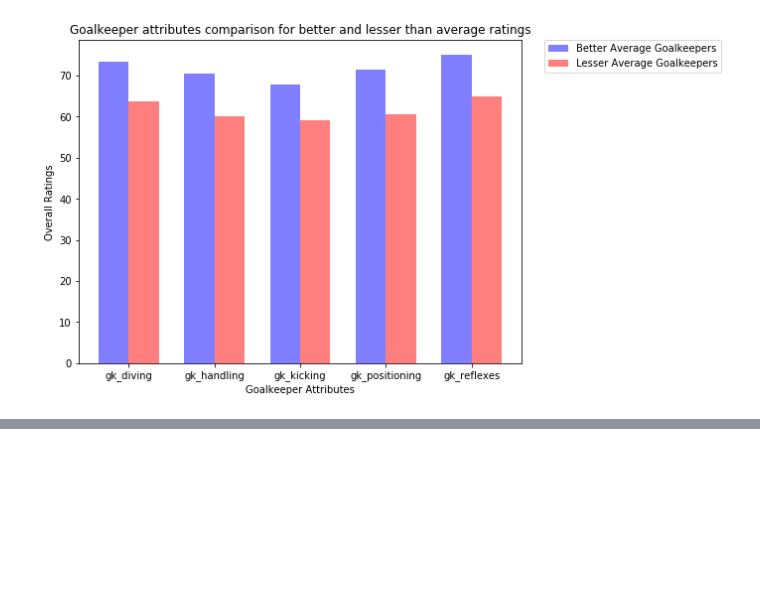
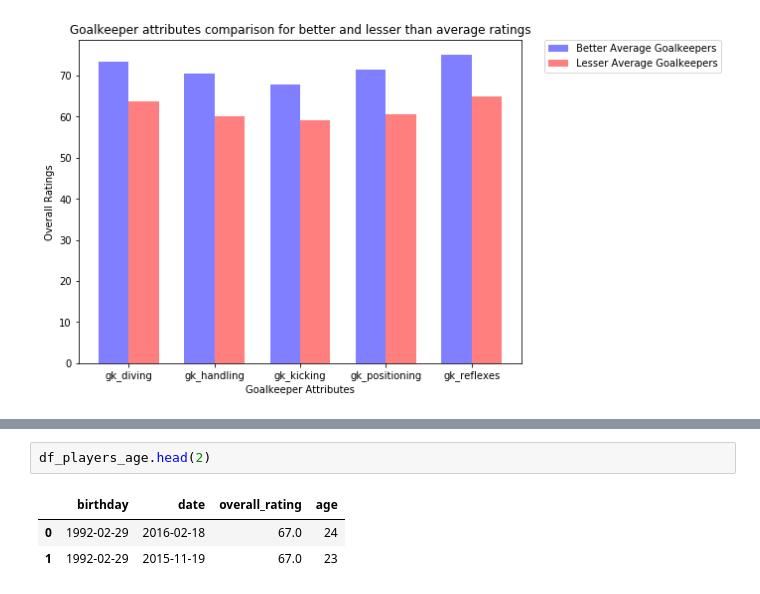
Before and after one commit to budhajitRoy/DAND_Project_1_Euro_Soccer_Data_Analysis, a Jupyter notebook: Euro_Soccer_Database_Analysis.ipynb, the cells around one changed output, grey strips where cells are left out. Drawn from its saved outputs; the diff is of its cells as text; blank space fills up the shorter version.

```diff
--- a/Euro_Soccer_Database_Analysis.ipynb
+++ b/Euro_Soccer_Database_Analysis.ipynb
@@ -354,0 +403,6 @@ plt.legend(bbox_to_anchor = (1.05 , 1), loc = 2, borderaxespad = 0.);
+# %%
+df_players_age.head(2)
+# %% [output]
+|  | birthday | date | overall_rating | age |
+| 0 | 1992-02-29 | 2016-02-18 | 67.0 | 24 |
+| 1 | 1992-02-29 | 2015-11-19 | 67.0 | 23 |
```
Also changed, not shown: parts of 27 cells of this notebook.
